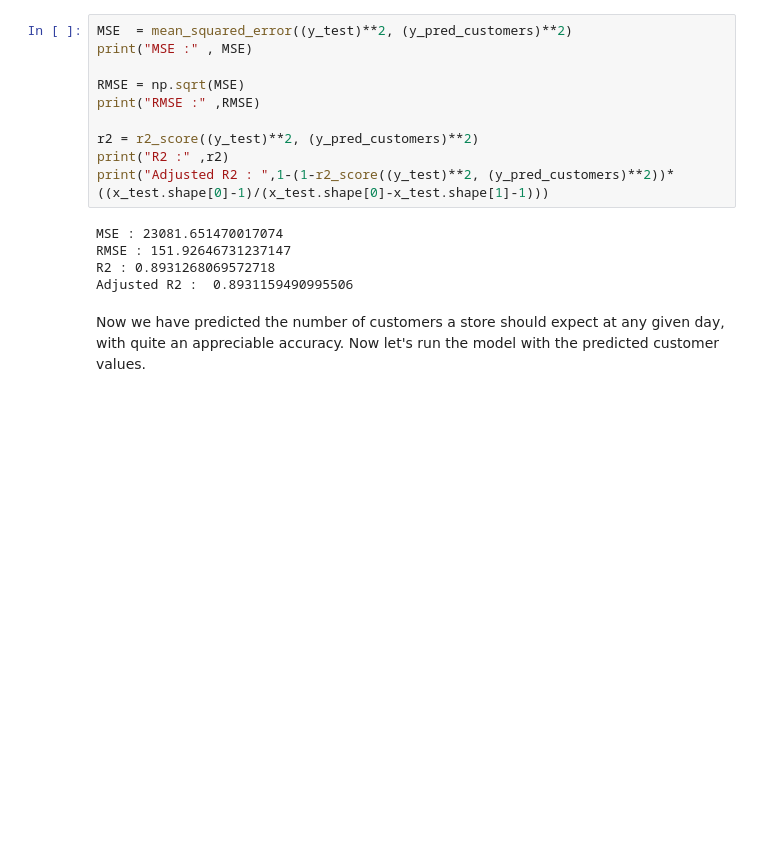
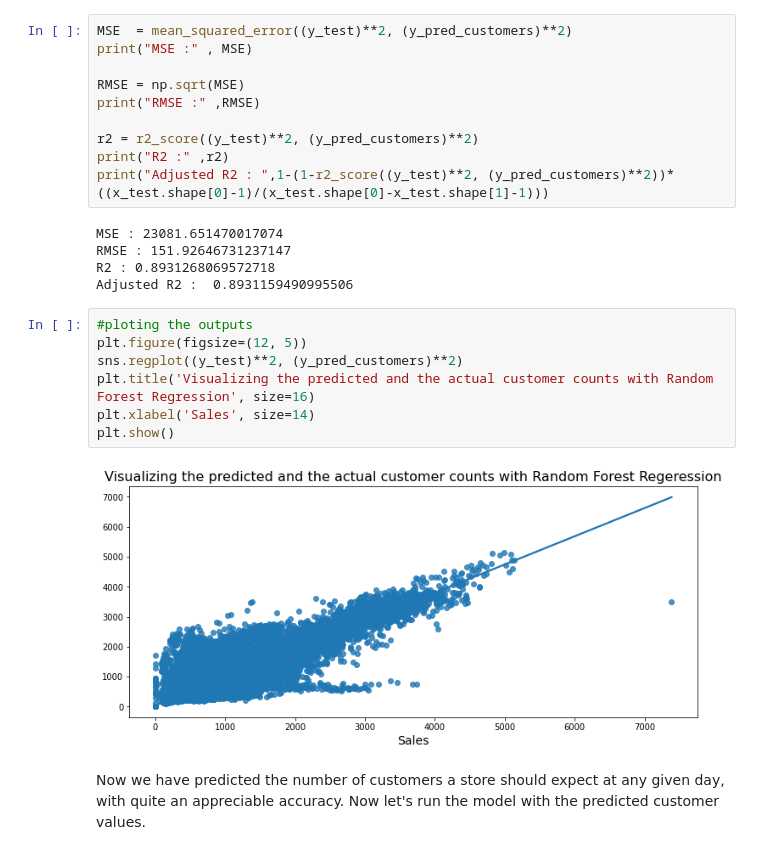
Before and after one commit to cpvivek/Rossman-Sales-Prediction-Machine-Learning-Regression-Model, a Jupyter notebook: Rossmann_Sales_Prediction_Capstone_Project_Vivek_CP.ipynb, the cells around one changed output. Drawn from its saved outputs; the diff is of its cells as text; blank space fills up the shorter version.

```diff
--- a/Rossmann_Sales_Prediction_Capstone_Project_Vivek_CP.ipynb
+++ b/Rossmann_Sales_Prediction_Capstone_Project_Vivek_CP.ipynb
@@ -1498,6 +1498,15 @@ MSE : 23081.651470017074
 RMSE : 151.92646731237147
 R2 : 0.8931268069572718
 Adjusted R2 :  0.8931159490995506
+# %%
+#ploting the outputs
+plt.figure(figsize=(12, 5))
+sns.regplot((y_test)**2, (y_pred_customers)**2)
+plt.title('Visualizing the predicted and the actual customer counts with Random Forest Regression', size=16)
+plt.xlabel('Sales', size=14)
+plt.show()
+# %% [output]
+[figure, added]
 # %% [markdown]
 Now we have predicted the number of customers a store should expect at any given day, with quite an appreciable accuracy.
 Now let's run the model with the predicted customer values.
```
Also changed, not shown: parts of 4 cells of this notebook.
